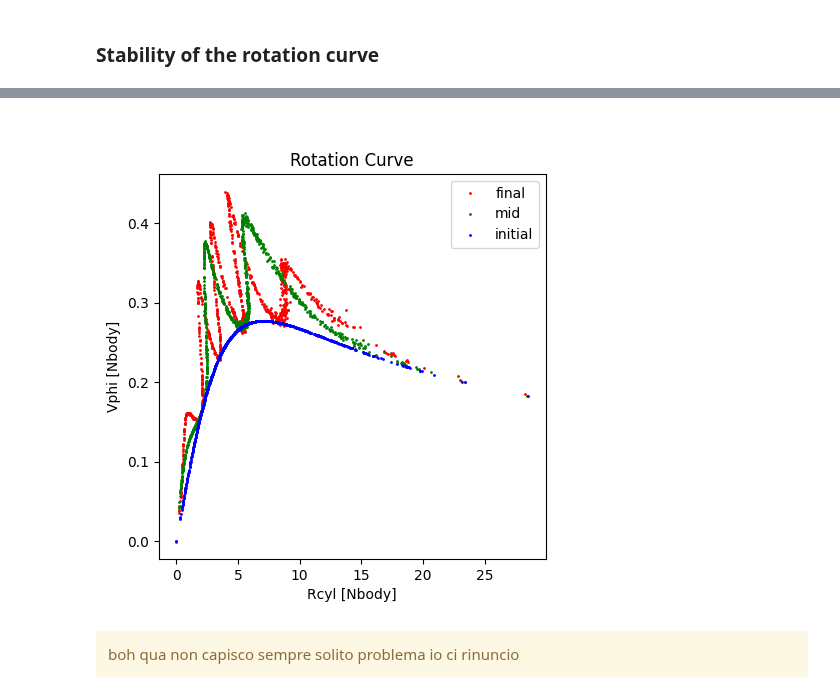
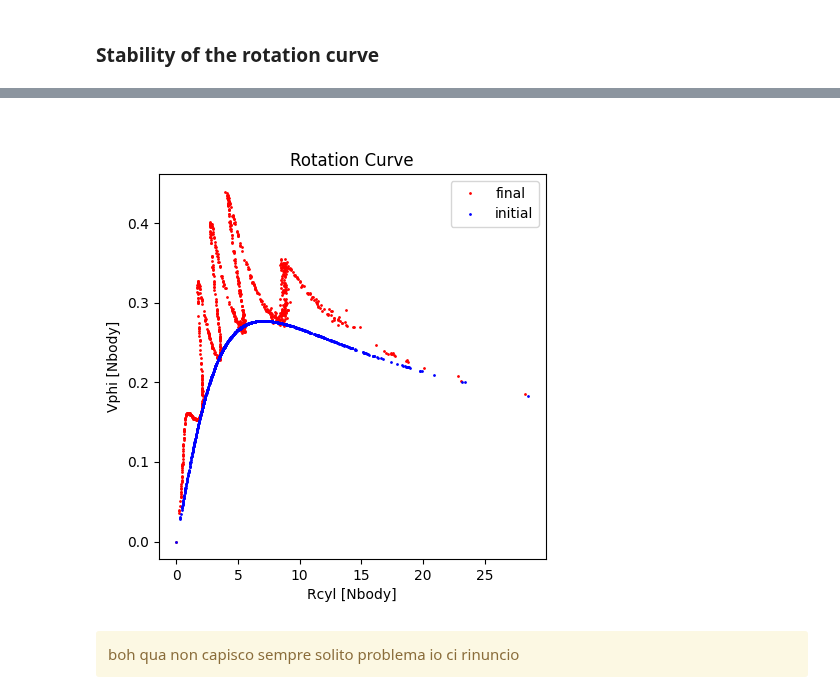
Before and after one commit to giadaaggio/compastro_23, a Jupyter notebook: GAMALOS/gamalos_giada.ipynb, the cells around one changed output, grey strips where cells are left out. Saved outputs shown, nothing was run; the diff lists cells and outputs as text; code cells hidden in the pictures.

```diff
--- a/GAMALOS/gamalos_giada.ipynb
+++ b/GAMALOS/gamalos_giada.ipynb
@@ -114,7 +114,7 @@ We plotted the initial number suface density of the disc, which means that we us
 # %%
 def rotation_curve(x, y, z, vx, vy):
     # convert to cylindrical coordinates
-    Rcyl = np.sqrt(x ** 2 + y ** 2)                   # cylindrical radius
+    Rcyl = np.sqrt(x*x + y*y)                   # cylindrical radius
     phi = np.arctan2(y, x)                            # azimuthal angle
     z = z                                             # z-coordinate
 
@@ -183,10 +183,12 @@ Define helper function for the integration using `integrator_leapfrog_galaxy` an
 # %%
 def integration_leapfrog_adaptive(galaxy: Particles, h: float, tsimulation: float, t: float, soft: float):
     N = len(galaxy.mass)         # number of particles in the galaxy
-    path = []
-    velocity = []
-    time = []
-    timestep = []
+    path = [galaxy.pos]          # list to store the position of the galaxy
+    velocity = [galaxy.vel]      # list to store the velocity of the galaxy
+    time = [t]
+    timestep = [h]
+    R_cyl = []
+    V_phi = []
 
     ''' perchè marco aveva messo gia galaxy.pos e vel dentro le liste path e velocity? '''
 
@@ -200,8 +202,8 @@ def integration_leapfrog_adaptive(galaxy: Particles, h: float, tsimulation: floa
     Epot_leapfrog = []
 
     while t < tsimulation:
-        result = integrator_leapfrog_galaxy(particles=galaxy, tstep=h, acceleration_estimator=acceleration_pyfalcon, softening=soft)
-        updated_galaxy, updated_acc, _, _ = result
+        result = integrator_leapfrog(particles=galaxy, tstep=h, acceleration_estimator=acceleration_pyfalcon, softening=soft)
+        updated_galaxy, _,  updated_acc, _, _ = result
         path.append(updated_galaxy.pos)
         velocity.append(updated_galaxy.vel)
 
@@ -216,17 +218,23 @@ def integration_leapfrog_adaptive(galaxy: Particles, h: float, tsimulation: floa
         t += h
         time.append(t)
 
+        Rcyl, Vphi = rotation_curve(updated_galaxy.pos[:, 0], updated_galaxy.pos[:, 1], updated_galaxy.pos[:, 2], updated_galaxy.vel[:, 0], updated_galaxy.vel[:, 1])
+        R_cyl.append(Rcyl)
+        V_phi.append(Vphi)
+
 
     path = np.array(path)
     velocity = np.array(velocity)
     time   = np.array(time)
     timestep  = np.array(timestep)
+    R_cyl = np.array(R_cyl)
+    V_phi = np.array(V_phi)
 
     Etot_leapfrog = np.array(Etot_leapfrog)
     Ekin_leapfrog = np.array(Ekin_leapfrog)
     Epot_leapfrog = np.array(Epot_leapfrog)
 
-    return path, velocity, Etot_leapfrog, Ekin_leapfrog, Epot_leapfrog, time, timestep
+    return path, velocity, Etot_leapfrog, time, timestep, R_cyl, V_phi
 # %%
 # compute the orbital period with T = 2*pi*sqrt(a^3/GM)
 
@@ -257,7 +259,7 @@ Period of the galaxy (approximately): 104.8239304318399
 # %%
 Galaxy1_test = Galaxy1.copy()
 
-Galaxy1_orbit, Galaxy1_stars_vel, Galaxy1_Etot, Galaxy1_Ekin, Galaxy1_Epot, Galaxy1_time, Galaxy1_timestep = integration_leapfrog_adaptive(galaxy=Galaxy1_test, h=h,
+Galaxy1_orbit, Galaxy1_stars_vel, Galaxy1_Etot, Galaxy1_time, Galaxy1_timestep, Galaxy1_Rcyl, Galaxy1_Vphi = integration_leapfrog_adaptive(galaxy=Galaxy1_test, h=h,
                                                                                             tsimulation=tsimulation, t=t0, soft=plummer_scale_lenght)
 # %%
 print(Galaxy1_orbit.shape)
@@ -318,9 +320,10 @@ Rcyl, vel_phi = rotation_curve(Galaxy1.pos[:, 0], Galaxy1.pos[:, 1],
                                Galaxy1.pos[:, 2], Galaxy1.vel[:, 0], Galaxy1.vel[:, 1])
 
 # rotation curve after the simulation
-Rcyl_end, vel_phi_end = rotation_curve(Galaxy1_orbit[-1,:,0] - Galaxy1_orbit[-1,0,0], Galaxy1_orbit[-1,:,1] - Galaxy1_orbit[-1,0,1],
-                                        Galaxy1_orbit[-1,:,2] - Galaxy1_orbit[-1,0,2], Galaxy1_stars_vel[-1,:,0] - Galaxy1_stars_vel[-1,0,0],
-                                        Galaxy1_stars_vel[-1,:,1] - Galaxy1_stars_vel[-1,0,1])
+fin = -1
+Rcyl_end, vel_phi_end = rotation_curve(Galaxy1_orbit[fin,:,0], Galaxy1_orbit[fin,:,1],
+                                        Galaxy1_orbit[fin,:,2] - Galaxy1_orbit[fin,0,2], Galaxy1_stars_vel[fin,:,0] - Galaxy1_stars_vel[fin,0,0],
+                                        Galaxy1_stars_vel[fin,:,1] - Galaxy1_stars_vel[fin,0,1])
 
 # snapshot of the rotation curve
 snap = len(Galaxy1_orbit[:,0,0])//2
@@ -329,15 +348,15 @@ Rcyl_mid, vel_phi_mid = rotation_curve(Galaxy1_orbit[snap,:,0], Galaxy1_orbit[sn
 # %%
 plt.figure(figsize=(5,5))
 plt.plot(Rcyl_end, vel_phi_end, 'o', markersize=1, c='r', label='final')
-plt.plot(Rcyl_mid, vel_phi_mid, 'o', markersize=1, c='g', label='mid')
+#plt.plot(Rcyl_mid, vel_phi_mid, 'o', markersize=1, c='g', label='mid')
 plt.plot(Rcyl, vel_phi, 'o', markersize=1, c='b', label='initial')
 plt.xlabel("Rcyl [Nbody]")
 plt.ylabel("Vphi [Nbody]")
 plt.title("Rotation Curve")
 plt.legend()
 plt.show()
 # %% [output]
-[figure, old version]
+[figure, new version]
 # %% [markdown]
 <div class='alert alert-block alert-warning'>
 boh qua non capisco sempre solito problema io ci rinuncio
```
Also changed, not shown: parts of 7 cells of this notebook.
